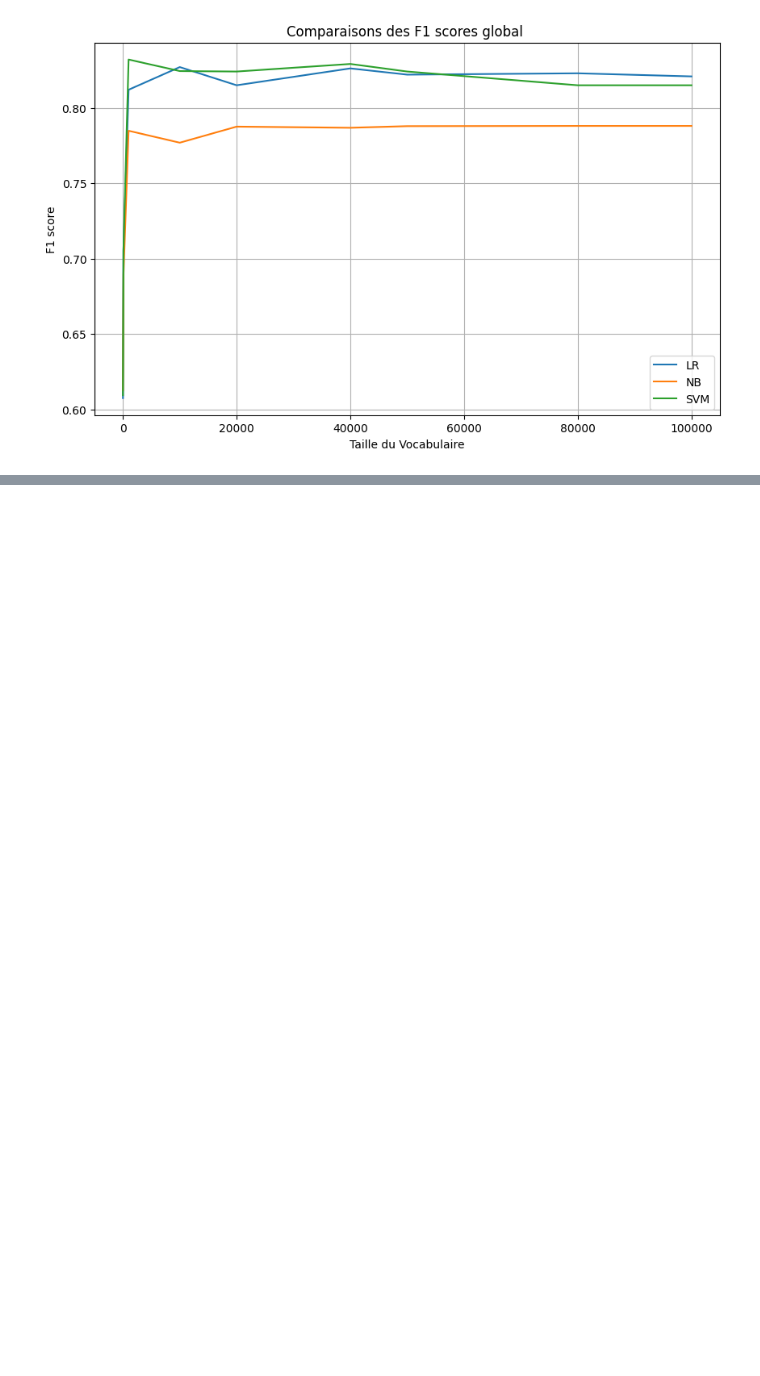
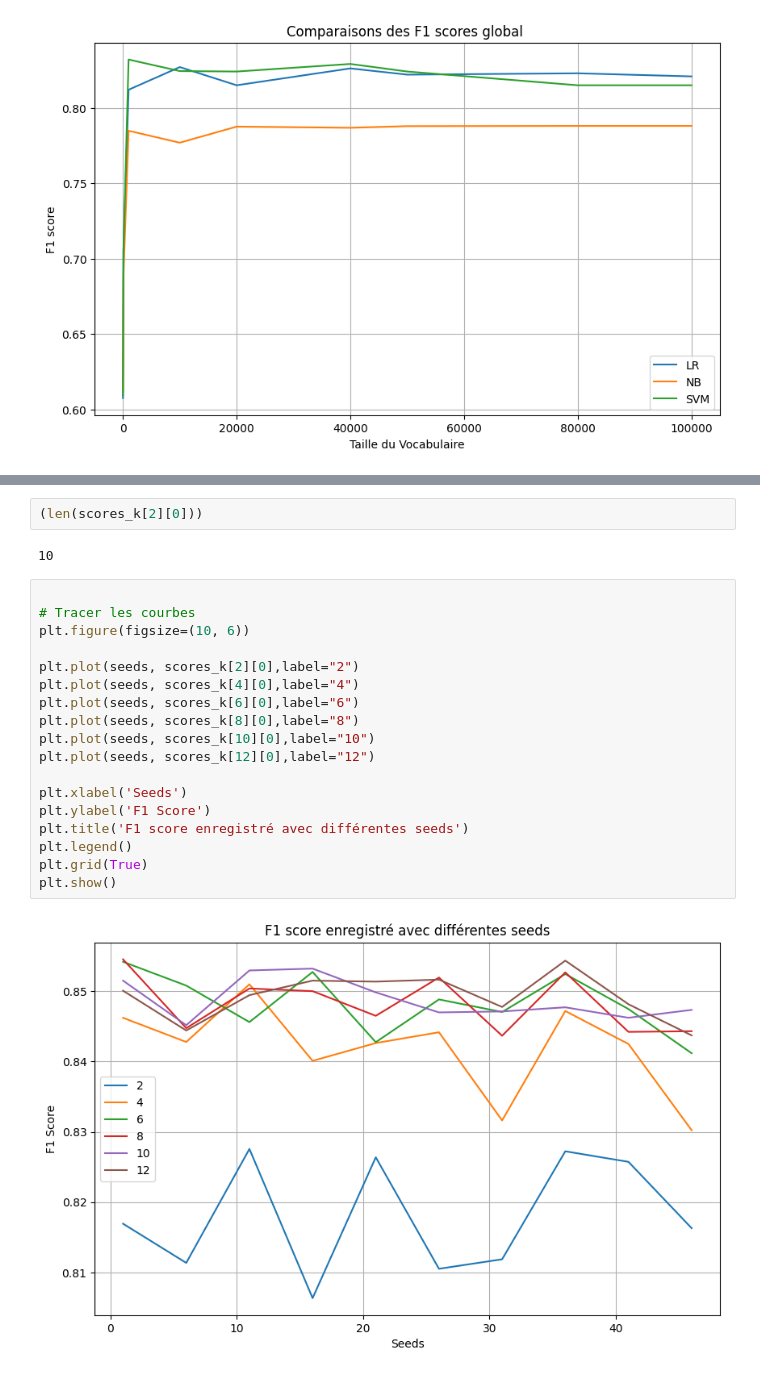
Before and after one commit to Racha1004/TAL-analyse-de-sentiments-et-reconnaissance-du-locuteur, a Jupyter notebook: Analyse_De_Sentiments_Movies/3_comparaison_des_performances.ipynb, the cells around one changed output, grey strips where cells are left out. Drawn from its saved outputs; the diff is of its cells as text; blank space fills up the shorter version.

```diff
--- a/Analyse_De_Sentiments_Movies/3_comparaison_des_performances.ipynb
+++ b/Analyse_De_Sentiments_Movies/3_comparaison_des_performances.ipynb
@@ -286,0 +429,24 @@ plt.show()
+# %%
+(len(scores_k[2][0]))
+# %% [output]
+10
+# %%
+
+# Tracer les courbes
+plt.figure(figsize=(10, 6))
+
+plt.plot(seeds, scores_k[2][0],label="2")
+plt.plot(seeds, scores_k[4][0],label="4")
+plt.plot(seeds, scores_k[6][0],label="6")
+plt.plot(seeds, scores_k[8][0],label="8")
+plt.plot(seeds, scores_k[10][0],label="10")
+plt.plot(seeds, scores_k[12][0],label="12")
+
+plt.xlabel('Seeds')
+plt.ylabel('F1 Score')
+plt.title('F1 score enregistré avec différentes seeds')
+plt.legend()
+plt.grid(True)
+plt.show()
+# %% [output]
+[figure, added]
```
Also changed, not shown: parts of 12 cells of this notebook.
